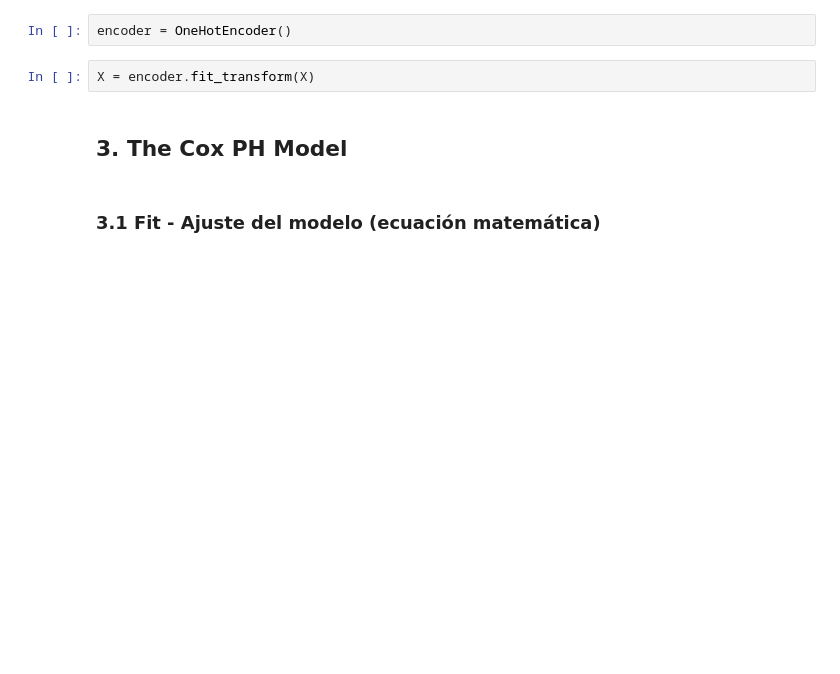
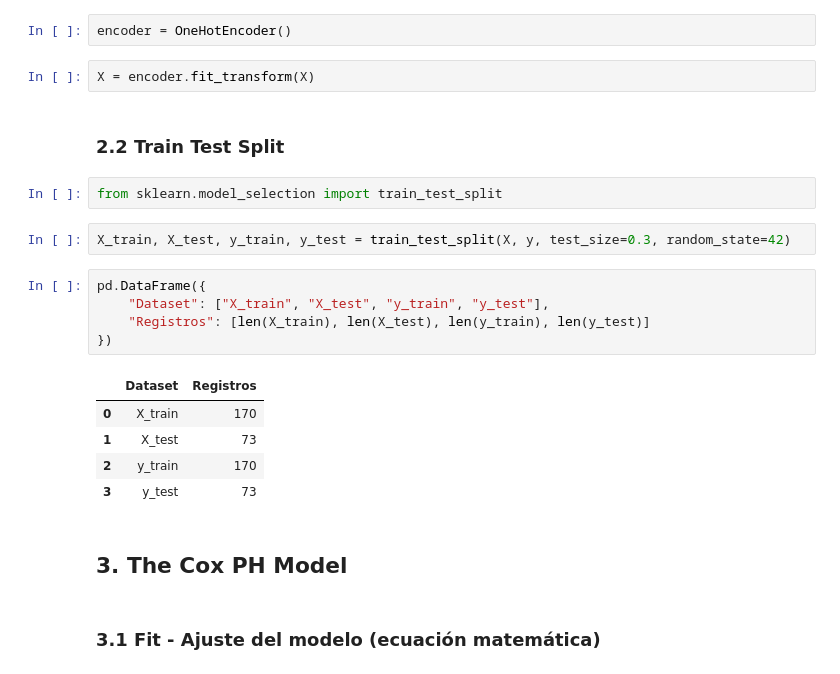
Before and after one commit to guillenunezc/Analisis-Supervivencia, a Jupyter notebook: 01_Notebooks/1_Modelo_Analisis_Supervivencia.ipynb, the cells around one changed output. Saved outputs shown, nothing was run; the diff lists cells and outputs as text; blank space fills up the shorter version.

Commit message:
2.2 Tran Test Split: Se divide el dataset en sets (30% validación)

```diff
--- a/01_Notebooks/1_Modelo_Analisis_Supervivencia.ipynb
+++ b/01_Notebooks/1_Modelo_Analisis_Supervivencia.ipynb
@@ -92,6 +92,23 @@ from sksurv.preprocessing import OneHotEncoder
 encoder = OneHotEncoder()
 # %%
 X = encoder.fit_transform(X)
+# %% [markdown]
+### 2.2 Train Test Split
+# %%
+from sklearn.model_selection import train_test_split
+# %%
+X_train, X_test, y_train, y_test = train_test_split(X, y, test_size=0.3, random_state=42)
+# %%
+pd.DataFrame({
+    "Dataset": ["X_train", "X_test", "y_train", "y_test"],
+    "Registros": [len(X_train), len(X_test), len(y_train), len(y_test)]
+})
+# %% [output]
+|  | Dataset | Registros |
+| 0 | X_train | 170 |
+| 1 | X_test | 73 |
+| 2 | y_train | 170 |
+| 3 | y_test | 73 |
 # %% [markdown]
 ## 3. The Cox PH Model
 # %% [markdown]
```
